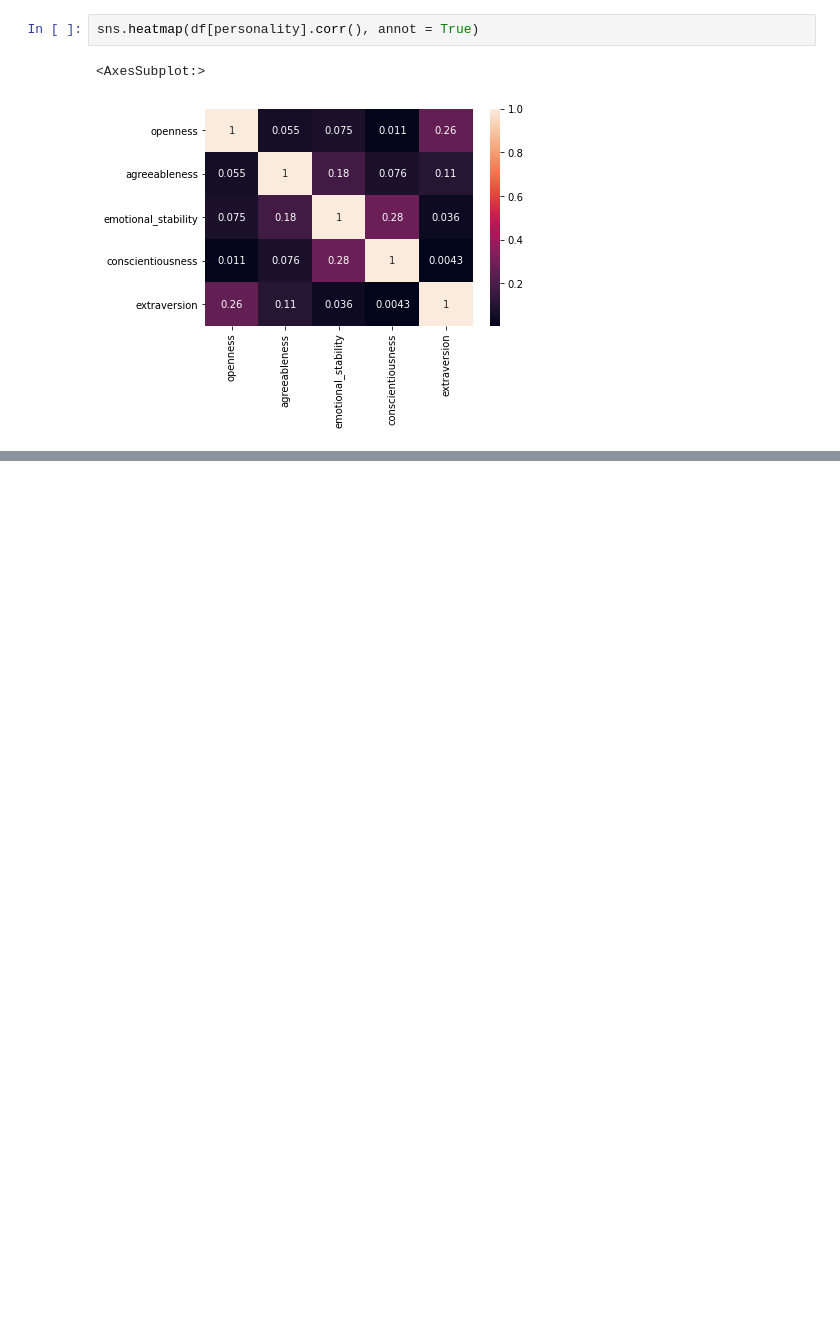
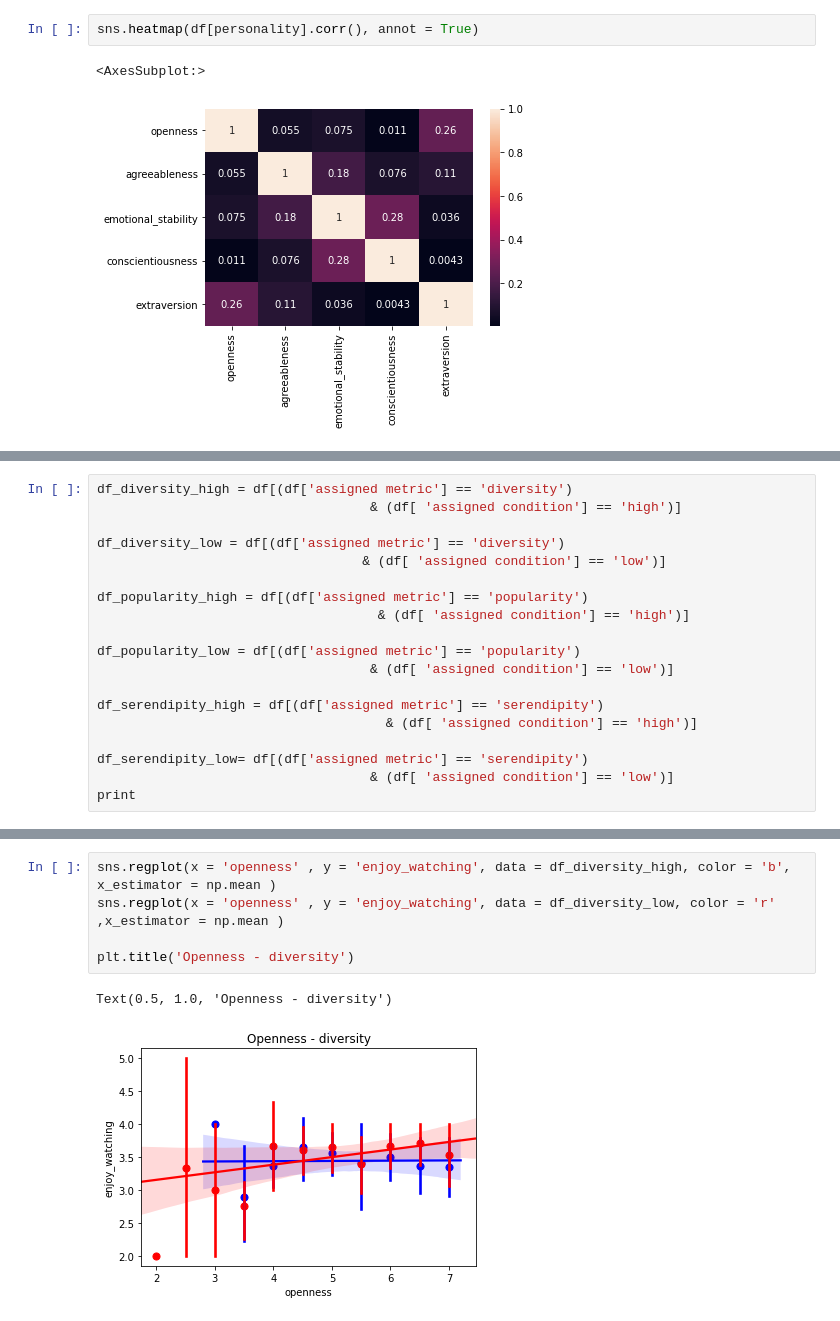
Before and after one commit to sushamasivananthan/MachineLearning, a Jupyter notebook: FirstFile.ipynb, the cells around one changed output, grey strips where cells are left out. Saved outputs shown, nothing was run; the diff lists cells and outputs as text; blank space fills up the shorter version.

```diff
--- a/FirstFile.ipynb
+++ b/FirstFile.ipynb
@@ -112,0 +123,19 @@ sns.heatmap(df[personality].corr(), annot = True)
+# %%
+df_diversity_high = df[(df['assigned metric'] == 'diversity')
+                                   & (df[ 'assigned condition'] == 'high')]
+
+df_diversity_low = df[(df['assigned metric'] == 'diversity')
+                                  & (df[ 'assigned condition'] == 'low')]
+
+df_popularity_high = df[(df['assigned metric'] == 'popularity')
+                                    & (df[ 'assigned condition'] == 'high')]
+
+df_popularity_low = df[(df['assigned metric'] == 'popularity')
+                                   & (df[ 'assigned condition'] == 'low')]
+
+df_serendipity_high = df[(df['assigned metric'] == 'serendipity')
+                                     & (df[ 'assigned condition'] == 'high')]
+
+df_serendipity_low= df[(df['assigned metric'] == 'serendipity')
+                                   & (df[ 'assigned condition'] == 'low')]
+print
@@ -112,0 +150,8 @@ sns.heatmap(df[personality].corr(), annot = True)
+# %%
+sns.regplot(x = 'openness' , y = 'enjoy_watching', data = df_diversity_high, color = 'b', x_estimator = np.mean )
+sns.regplot(x = 'openness' , y = 'enjoy_watching', data = df_diversity_low, color = 'r' ,x_estimator = np.mean )
+
+plt.title('Openness - diversity')
+# %% [output]
+Text(0.5, 1.0, 'Openness - diversity')
+[figure, added]
```
Also changed, not shown: parts of 7 cells of this notebook.
